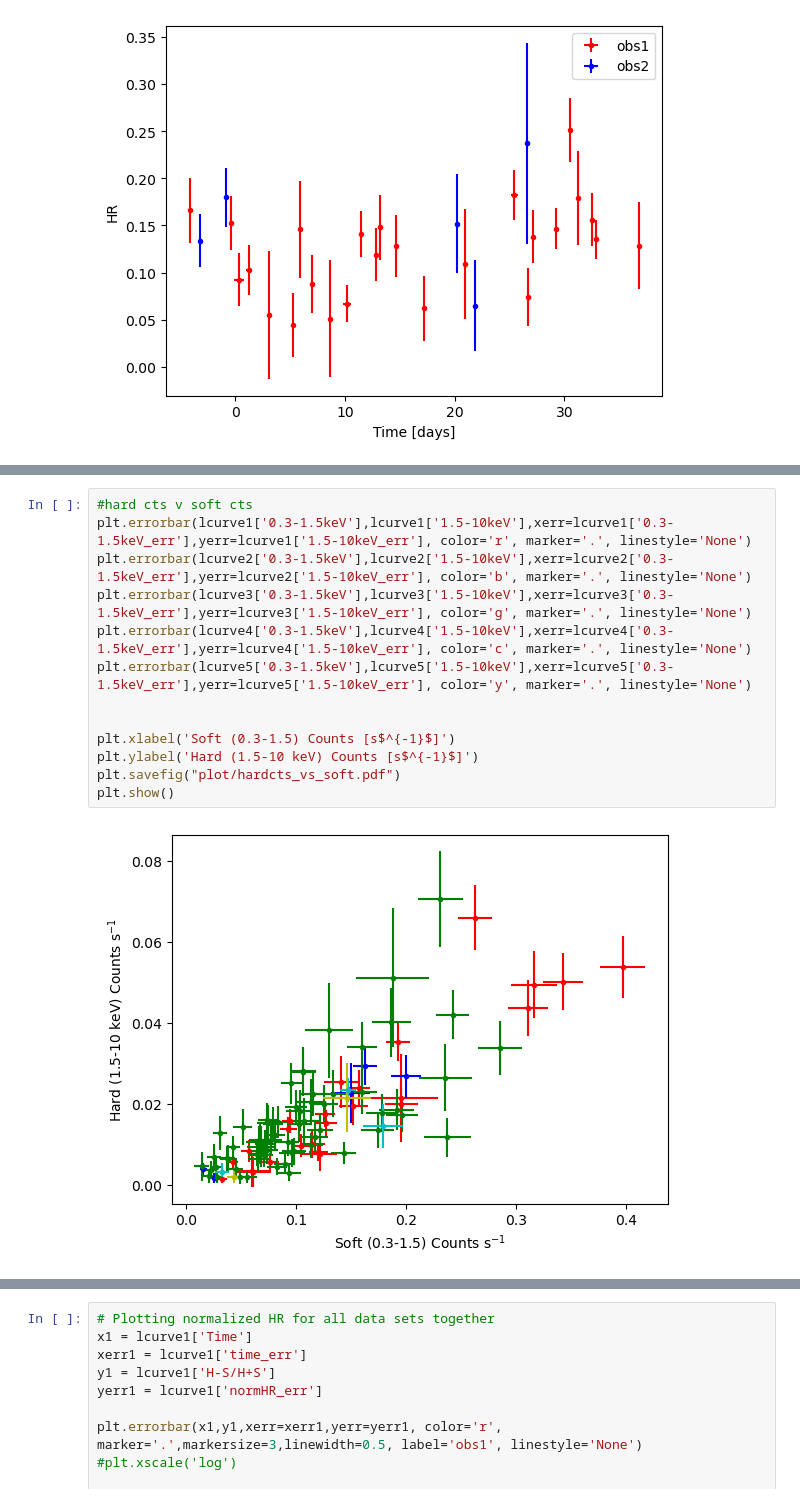
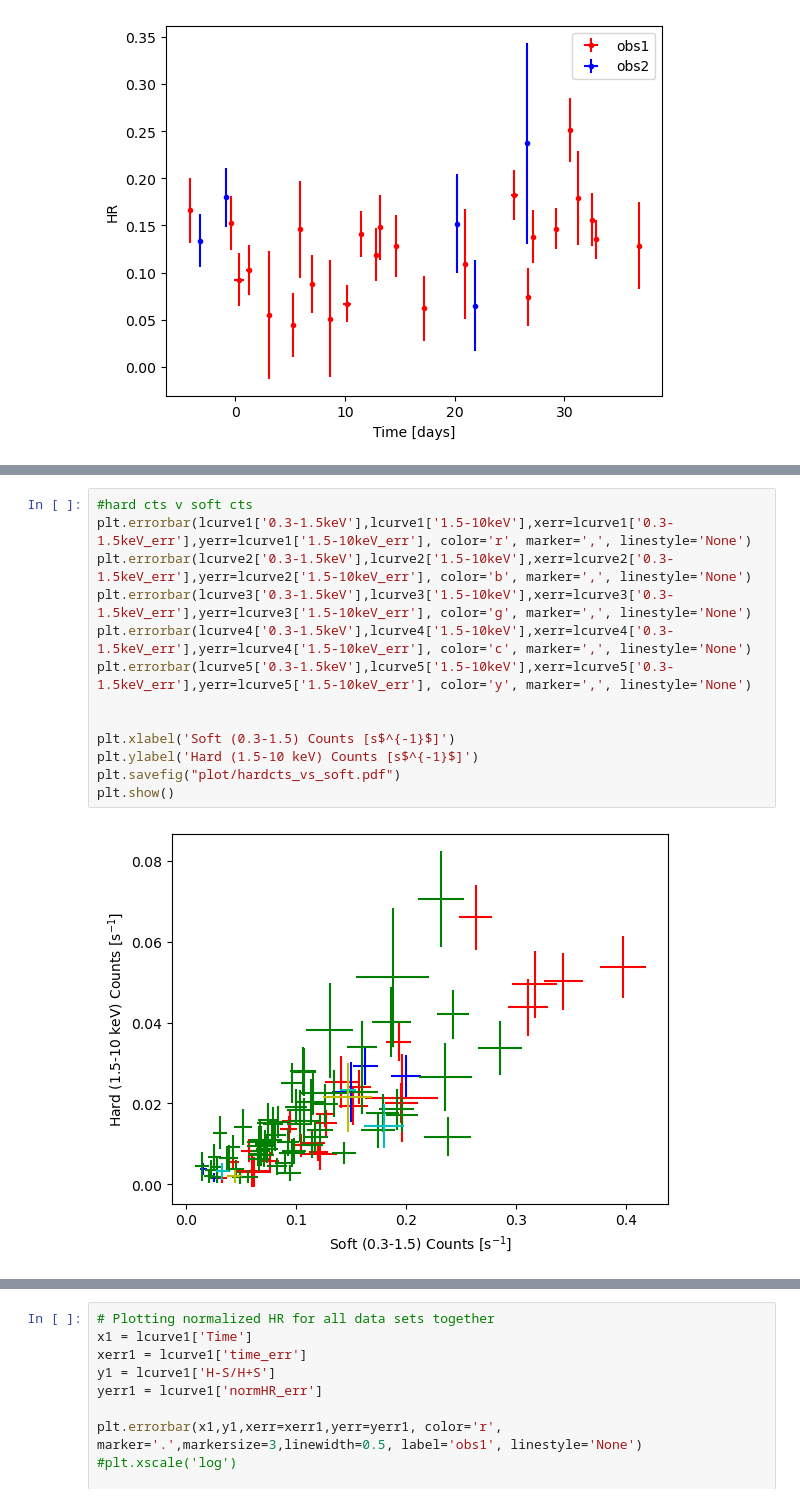
Before and after one commit to martapisci/IRAS_13224-3809, a Jupyter notebook: lc_iras13224-3809.ipynb, the cells around one changed output, grey strips where cells are left out. Cells and saved outputs as stored; diff of their text form.

Commit message:
changed markers and added plot

```diff
--- a/lc_iras13224-3809.ipynb
+++ b/lc_iras13224-3809.ipynb
@@ -344,17 +355,17 @@ plt.show()
 # %%
 #hard cts v soft cts
-plt.errorbar(lcurve1['0.3-1.5keV'],lcurve1['1.5-10keV'],xerr=lcurve1['0.3-1.5keV_err'],yerr=lcurve1['1.5-10keV_err'], color='r', marker='.', linestyle='None')
-plt.errorbar(lcurve2['0.3-1.5keV'],lcurve2['1.5-10keV'],xerr=lcurve2['0.3-1.5keV_err'],yerr=lcurve2['1.5-10keV_err'], color='b', marker='.', linestyle='None')
-plt.errorbar(lcurve3['0.3-1.5keV'],lcurve3['1.5-10keV'],xerr=lcurve3['0.3-1.5keV_err'],yerr=lcurve3['1.5-10keV_err'], color='g', marker='.', linestyle='None')
-plt.errorbar(lcurve4['0.3-1.5keV'],lcurve4['1.5-10keV'],xerr=lcurve4['0.3-1.5keV_err'],yerr=lcurve4['1.5-10keV_err'], color='c', marker='.', linestyle='None')
-plt.errorbar(lcurve5['0.3-1.5keV'],lcurve5['1.5-10keV'],xerr=lcurve5['0.3-1.5keV_err'],yerr=lcurve5['1.5-10keV_err'], color='y', marker='.', linestyle='None')
+plt.errorbar(lcurve1['0.3-1.5keV'],lcurve1['1.5-10keV'],xerr=lcurve1['0.3-1.5keV_err'],yerr=lcurve1['1.5-10keV_err'], color='r', marker=',', linestyle='None')
+plt.errorbar(lcurve2['0.3-1.5keV'],lcurve2['1.5-10keV'],xerr=lcurve2['0.3-1.5keV_err'],yerr=lcurve2['1.5-10keV_err'], color='b', marker=',', linestyle='None')
+plt.errorbar(lcurve3['0.3-1.5keV'],lcurve3['1.5-10keV'],xerr=lcurve3['0.3-1.5keV_err'],yerr=lcurve3['1.5-10keV_err'], color='g', marker=',', linestyle='None')
+plt.errorbar(lcurve4['0.3-1.5keV'],lcurve4['1.5-10keV'],xerr=lcurve4['0.3-1.5keV_err'],yerr=lcurve4['1.5-10keV_err'], color='c', marker=',', linestyle='None')
+plt.errorbar(lcurve5['0.3-1.5keV'],lcurve5['1.5-10keV'],xerr=lcurve5['0.3-1.5keV_err'],yerr=lcurve5['1.5-10keV_err'], color='y', marker=',', linestyle='None')
 
 
 plt.xlabel('Soft (0.3-1.5) Counts [s$^{-1}$]')
 plt.ylabel('Hard (1.5-10 keV) Counts [s$^{-1}$]')
 plt.savefig("plot/hardcts_vs_soft.pdf")
 plt.show()
 # %% [output]
-[figure, old version]
+[figure, new version]
 # %%
 #HR vs hard cts
```
Also changed, not shown: parts of 11 cells of this notebook, 11 other files.
